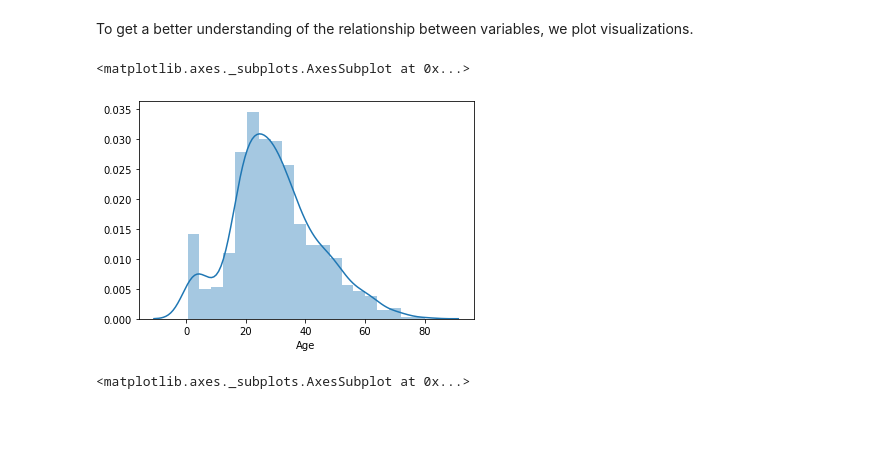
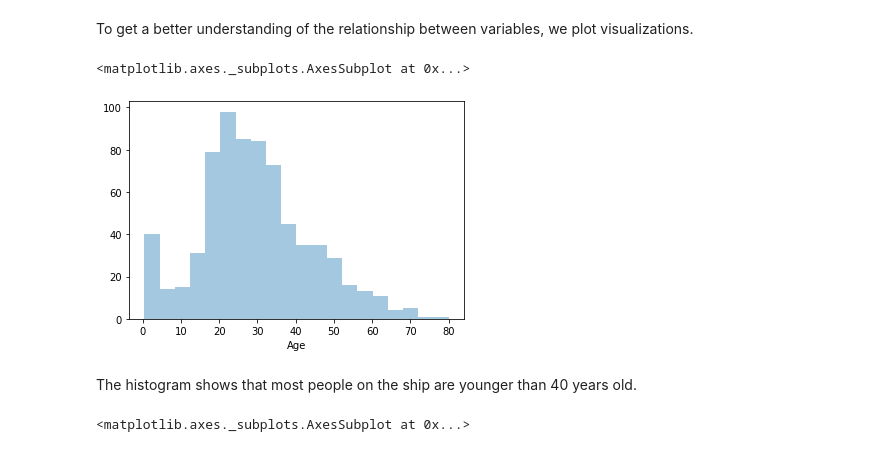
Before and after one commit to tt0507/Kaggle, a Jupyter notebook: titanic/titanic.ipynb, the cells around one changed output. Cells and saved outputs as stored; diff of their text form; code cells hidden in the pictures; blank space fills up the shorter version.

Commit message:
titanic: started data analysis

```diff
--- a/titanic/titanic.ipynb
+++ b/titanic/titanic.ipynb
@@ -84,0 +119,3 @@ train_full_data[['Sex', 'Survived']].groupby(['Sex']).mean().sort_values(by='Sur
+# %%
+train_full_data['NumFamily'] = train_full_data['SibSp'] + train_full_data['Parch']
+train_full_data.head()
@@ -90,10 +150,12 @@ To get a better understanding of the relationship between variables, we plot vis
 import matplotlib.pyplot as plt
 import seaborn as sns
 # %%
-sns.distplot(train_full_data['Age'])
+sns.distplot(train_full_data['Age'], kde=False)
 # %% [output]
 <matplotlib.axes._subplots.AxesSubplot at 0x...>
-[figure, old version]
+[figure, new version]
+# %% [markdown]
+The histogram shows that most people on the ship are younger than 40 years old.
 # %%
 plt.figure(figsize=(15, 5))
 plt.subplot(1, 3, 1)
```
Also changed, not shown: parts of 47 cells of this notebook.
